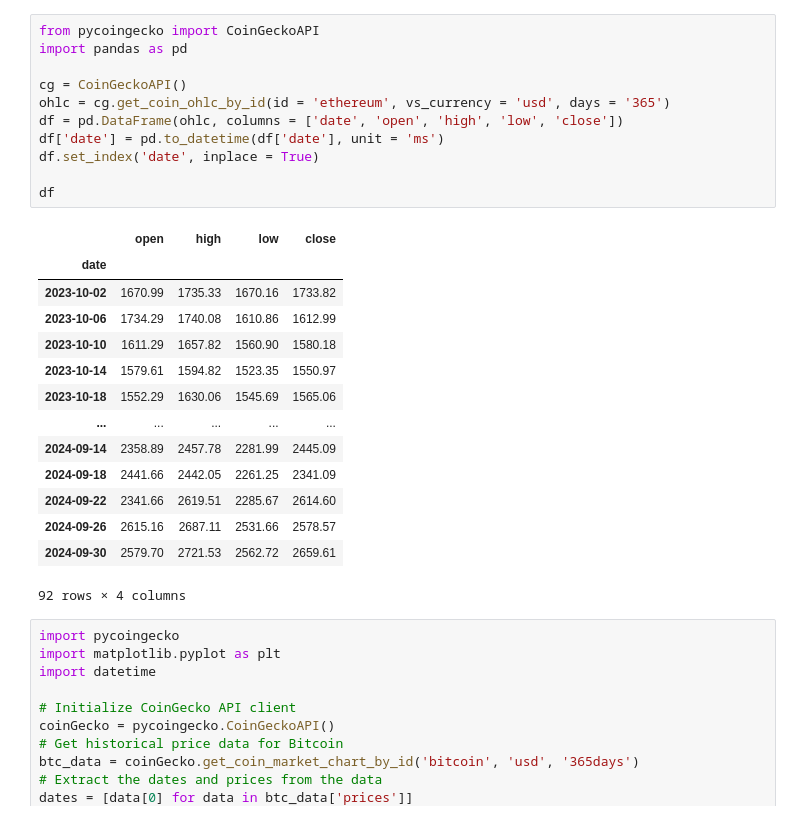
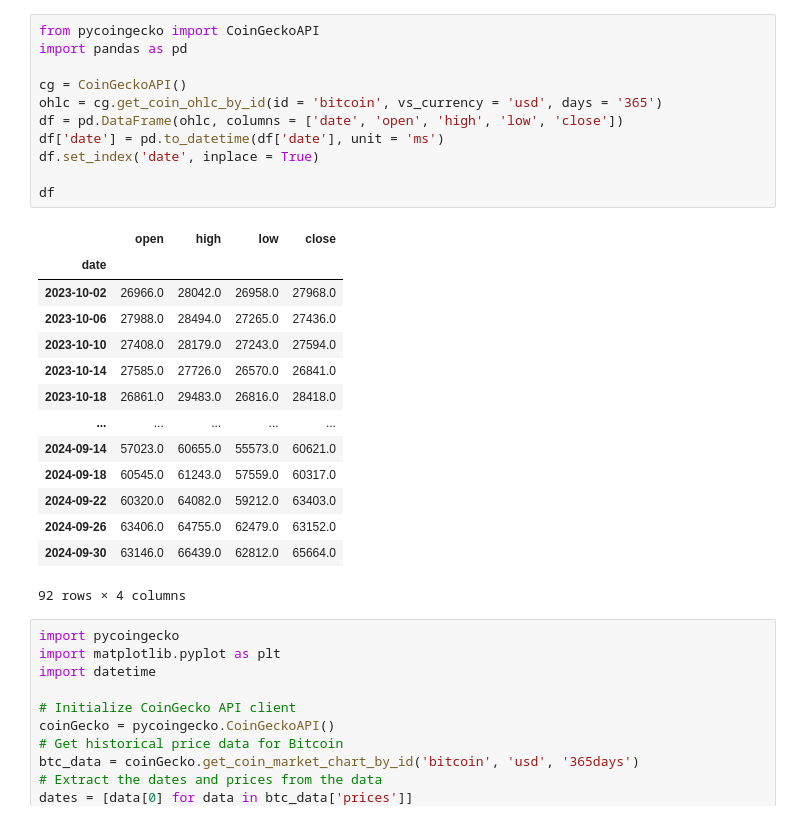
Before and after one commit to p8queen/trading-1-2-3, a Jupyter notebook: app.ipynb, the cells around one changed output. Drawn from its saved outputs; the diff is of its cells as text.

```diff
--- a/app.ipynb
+++ b/app.ipynb
@@ -1,28 +1,28 @@
 # %%
 from pycoingecko import CoinGeckoAPI
 import pandas as pd
 
 cg = CoinGeckoAPI()
-ohlc = cg.get_coin_ohlc_by_id(id = 'ethereum', vs_currency = 'usd', days = '365')
+ohlc = cg.get_coin_ohlc_by_id(id = 'bitcoin', vs_currency = 'usd', days = '365')
 df = pd.DataFrame(ohlc, columns = ['date', 'open', 'high', 'low', 'close'])
 df['date'] = pd.to_datetime(df['date'], unit = 'ms')
 df.set_index('date', inplace = True)
 
 df
 # %% [output]
 |  | open | high | low | close |
 | date |  |  |  |  |
-| 2023-10-02 | 1670.99 | 1735.33 | 1670.16 | 1733.82 |
-| 2023-10-06 | 1734.29 | 1740.08 | 1610.86 | 1612.99 |
-| 2023-10-10 | 1611.29 | 1657.82 | 1560.90 | 1580.18 |
-| 2023-10-14 | 1579.61 | 1594.82 | 1523.35 | 1550.97 |
-| 2023-10-18 | 1552.29 | 1630.06 | 1545.69 | 1565.06 |
+| 2023-10-02 | 26966.0 | 28042.0 | 26958.0 | 27968.0 |
+| 2023-10-06 | 27988.0 | 28494.0 | 27265.0 | 27436.0 |
+| 2023-10-10 | 27408.0 | 28179.0 | 27243.0 | 27594.0 |
+| 2023-10-14 | 27585.0 | 27726.0 | 26570.0 | 26841.0 |
+| 2023-10-18 | 26861.0 | 29483.0 | 26816.0 | 28418.0 |
 | ... | ... | ... | ... | ... |
-| 2024-09-14 | 2358.89 | 2457.78 | 2281.99 | 2445.09 |
-| 2024-09-18 | 2441.66 | 2442.05 | 2261.25 | 2341.09 |
-| 2024-09-22 | 2341.66 | 2619.51 | 2285.67 | 2614.60 |
-| 2024-09-26 | 2615.16 | 2687.11 | 2531.66 | 2578.57 |
-| 2024-09-30 | 2579.70 | 2721.53 | 2562.72 | 2659.61 |
+| 2024-09-14 | 57023.0 | 60655.0 | 55573.0 | 60621.0 |
+| 2024-09-18 | 60545.0 | 61243.0 | 57559.0 | 60317.0 |
+| 2024-09-22 | 60320.0 | 64082.0 | 59212.0 | 63403.0 |
+| 2024-09-26 | 63406.0 | 64755.0 | 62479.0 | 63152.0 |
+| 2024-09-30 | 63146.0 | 66439.0 | 62812.0 | 65664.0 |
 92 rows × 4 columns
 # %%
 import pycoingecko
```
Also changed, not shown: parts of 3 cells of this notebook.
